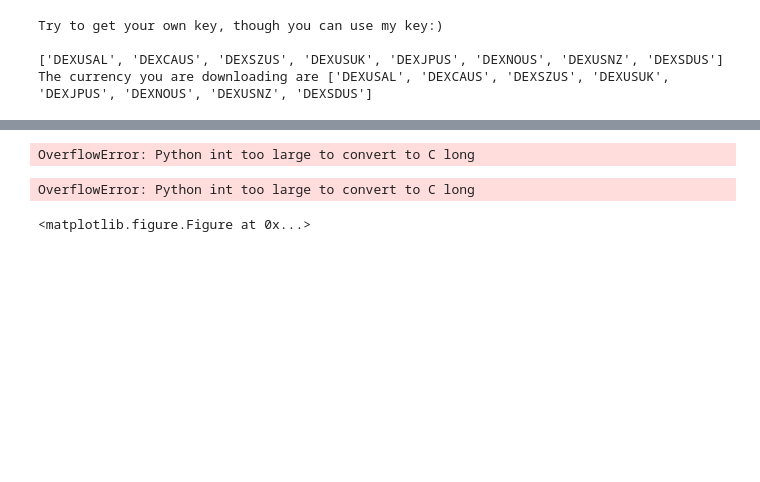
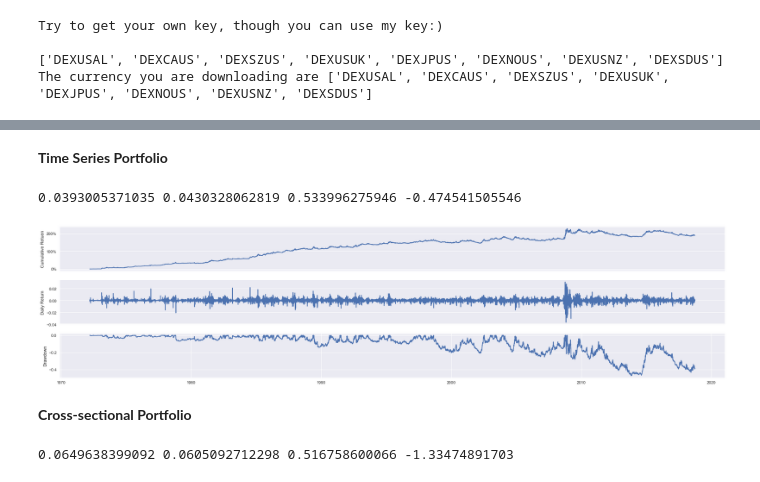
Before and after one commit to DihengChen/Cryptocurrency_Strategy, a Jupyter notebook: Utils/implement.ipynb, the cells around one changed output, grey strips where cells are left out. Saved outputs shown, nothing was run; the diff lists cells and outputs as text; code cells hidden in the pictures; blank space fills up the shorter version.

```diff
--- a/Utils/implement.ipynb
+++ b/Utils/implement.ipynb
@@ -163,14 +63,2 @@ import matplotlib.dates as mdates
-# %%
-fig, ax1 = plt.subplots()
-sns.tsplot(daily_cum_re, time=daily_cum_re.index,ax=ax)
-
-# assign locator and formatter for the xaxis ticks.
-ax.xaxis.set_major_locator(mdates.AutoDateLocator())
-
-# put the labels at 45deg since they tend to be too long
-fig.autofmt_xdate()
-plt.show()
-# %% [output]
-OverflowError: Python int too large to convert to C long
-OverflowError: Python int too large to convert to C long
-<matplotlib.figure.Figure at 0x...>
+# %% [markdown]
+<strong>Time Series Portfolio</strong>
@@ -176,0 +73,12 @@ OverflowError: Python int too large to convert to C long
+# %%
+re_a1=result_analysis.result_daily(daily_re)
+re_a1.get_metrics()
+print(re_a1.ar,re_a1.std,re_a1.sp,re_a1.mdd)
+# %% [output]
+0.0393005371035 0.0430328062819 0.533996275946 -0.474541505546
+# %%
+re_a1.figure_plot()
+# %% [output]
+[figure, added]
+# %% [markdown]
+<strong>Cross-sectional Portfolio</strong>
@@ -176,0 +96,6 @@ OverflowError: Python int too large to convert to C long
+# %%
+re_a2=result_analysis.result_daily(daily_re)
+re_a2.get_metrics()
+print(re_a2.ar,re_a2.std,re_a2.sp,re_a2.mdd)
+# %% [output]
+0.0649638399092 0.0605092712298 0.516758600066 -1.33474891703
```
Also changed, not shown: parts of 41 cells of this notebook, 3 other files.
